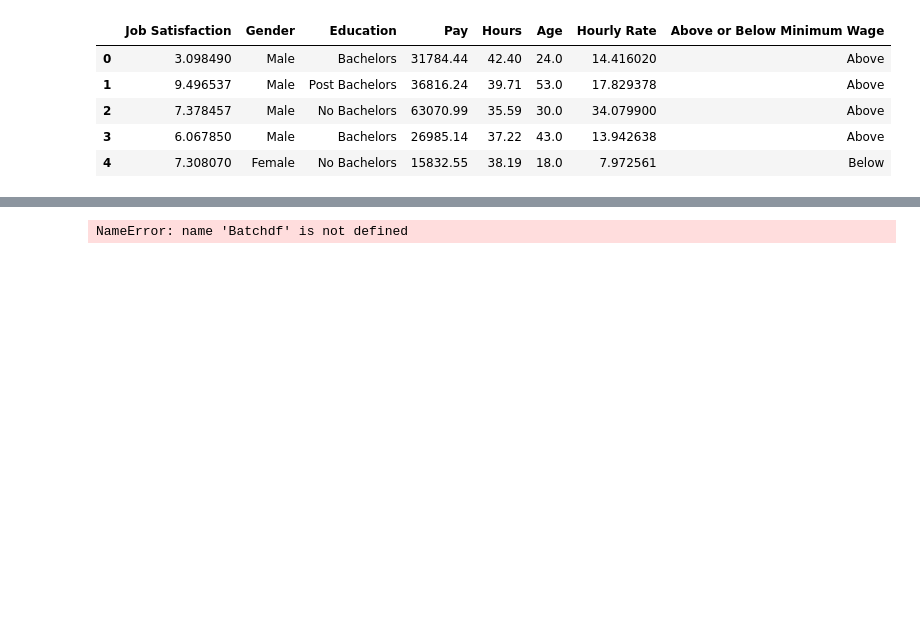
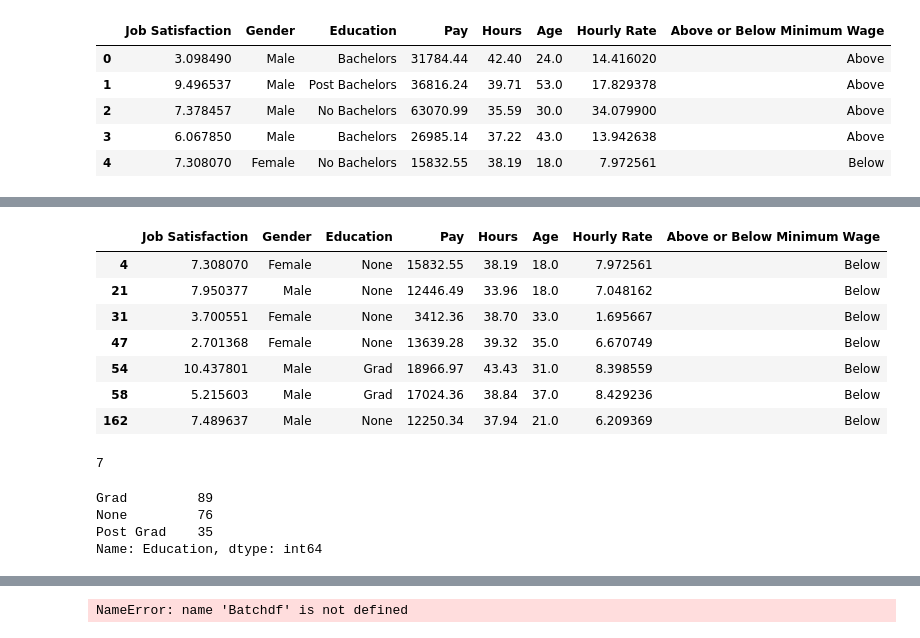
Before and after one commit to orlaith17/Project-Programming-DA, a Jupyter notebook: Happiness at Work.ipynb, the cells around one changed output, grey strips where cells are left out. Drawn from its saved outputs; the diff is of its cells as text; code cells hidden in the pictures; blank space fills up the shorter version.

```diff
--- a/Happiness at Work.ipynb
+++ b/Happiness at Work.ipynb
@@ -439,0 +438,4 @@ df.describe()
+# %%
+# Change column header Education to Third Level Education and change the variable returns in the cells
+df['Education'].replace({'Bachelors':'Grad', 'Post Bachelors':'Post Grad', 'No Bachelors' : 'None'}, inplace=True)
+df.head()
@@ -439,0 +471,25 @@ df.describe()
+# %%
+# Find out how many are being paid below Minimum Wage
+df.loc[df['Above or Below Minimum Wage'] == 'Below']
+# %% [output]
+|  | Job Satisfaction | Gender | Education | Pay | Hours | Age | Hourly Rate | Above or Below Minimum Wage |
+| 4 | 7.308070 | Female | None | 15832.55 | 38.19 | 18.0 | 7.972561 | Below |
+| 21 | 7.950377 | Male | None | 12446.49 | 33.96 | 18.0 | 7.048162 | Below |
+| 31 | 3.700551 | Female | None | 3412.36 | 38.70 | 33.0 | 1.695667 | Below |
+| 47 | 2.701368 | Female | None | 13639.28 | 39.32 | 35.0 | 6.670749 | Below |
+| 54 | 10.437801 | Male | Grad | 18966.97 | 43.43 | 31.0 | 8.398559 | Below |
+| 58 | 5.215603 | Male | Grad | 17024.36 | 38.84 | 37.0 | 8.429236 | Below |
+| 162 | 7.489637 | Male | None | 12250.34 | 37.94 | 21.0 | 6.209369 | Below |
+# %%
+# Give the figure for those paid below Minimum Wage
+len(df.loc[df['Above or Below Minimum Wage'] == 'Below'])
+# %% [output]
+7
+# %%
+# How many people have Third Level education
+df['Education'].value_counts()
+# %% [output]
+Grad         89
+None         76
+Post Grad    35
+Name: Education, dtype: int64
```
Also changed, not shown: parts of 43 cells of this notebook.
